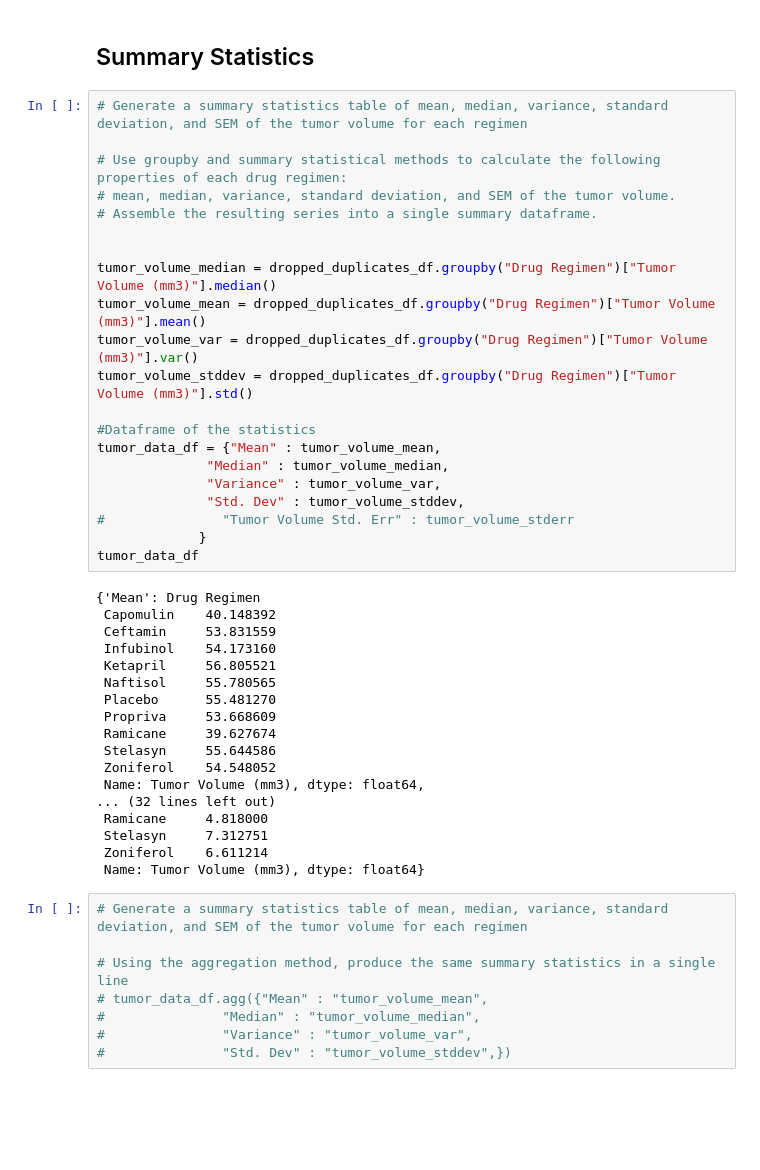
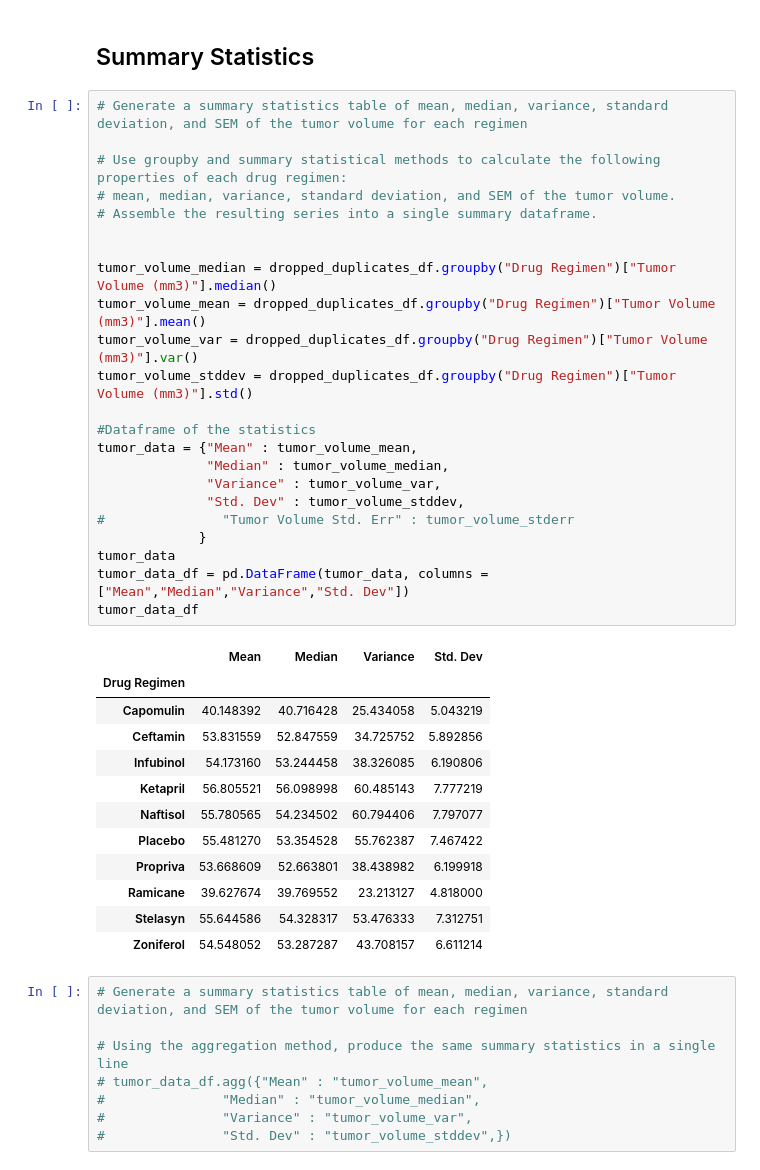
Before and after one commit to aidixon/matplotlib-challenge, a Jupyter notebook: Pymaceuticals/pymaceuticals_starter.ipynb, the cells around one changed output. Saved outputs shown, nothing was run; the diff lists cells and outputs as text; blank space fills up the shorter version.

Commit message:
Created a table from the dataframe for the statistics

```diff
--- a/Pymaceuticals/pymaceuticals_starter.ipynb
+++ b/Pymaceuticals/pymaceuticals_starter.ipynb
@@ -148,42 +148,39 @@ second_mice_count
 # %%
 # Generate a summary statistics table of mean, median, variance, standard deviation, and SEM of the tumor volume for each regimen
 
 # Use groupby and summary statistical methods to calculate the following properties of each drug regimen:
 # mean, median, variance, standard deviation, and SEM of the tumor volume.
 # Assemble the resulting series into a single summary dataframe.
 
 
 tumor_volume_median = dropped_duplicates_df.groupby("Drug Regimen")["Tumor Volume (mm3)"].median()
 tumor_volume_mean = dropped_duplicates_df.groupby("Drug Regimen")["Tumor Volume (mm3)"].mean()
 tumor_volume_var = dropped_duplicates_df.groupby("Drug Regimen")["Tumor Volume (mm3)"].var()
 tumor_volume_stddev = dropped_duplicates_df.groupby("Drug Regimen")["Tumor Volume (mm3)"].std()
 
 #Dataframe of the statistics
-tumor_data_df = {"Mean" : tumor_volume_mean,
+tumor_data = {"Mean" : tumor_volume_mean,
               "Median" : tumor_volume_median,
               "Variance" : tumor_volume_var,
               "Std. Dev" : tumor_volume_stddev,
 #               "Tumor Volume Std. Err" : tumor_volume_stderr
              }
+tumor_data
+tumor_data_df = pd.DataFrame(tumor_data, columns =["Mean","Median","Variance","Std. Dev"])
 tumor_data_df
 # %% [output]
-{'Mean': Drug Regimen
- Capomulin    40.148392
- Ceftamin     53.831559
- Infubinol    54.173160
- Ketapril     56.805521
- Naftisol     55.780565
- Placebo      55.481270
- Propriva     53.668609
- Ramicane     39.627674
- Stelasyn     55.644586
- Zoniferol    54.548052
- Name: Tumor Volume (mm3), dtype: float64,
-... (32 lines left out)
- Ramicane     4.818000
- Stelasyn     7.312751
- Zoniferol    6.611214
- Name: Tumor Volume (mm3), dtype: float64}
+|  | Mean | Median | Variance | Std. Dev |
+| Drug Regimen |  |  |  |  |
+| Capomulin | 40.148392 | 40.716428 | 25.434058 | 5.043219 |
+| Ceftamin | 53.831559 | 52.847559 | 34.725752 | 5.892856 |
+| Infubinol | 54.173160 | 53.244458 | 38.326085 | 6.190806 |
+| Ketapril | 56.805521 | 56.098998 | 60.485143 | 7.777219 |
+| Naftisol | 55.780565 | 54.234502 | 60.794406 | 7.797077 |
+| Placebo | 55.481270 | 53.354528 | 55.762387 | 7.467422 |
+| Propriva | 53.668609 | 52.663801 | 38.438982 | 6.199918 |
+| Ramicane | 39.627674 | 39.769552 | 23.213127 | 4.818000 |
+| Stelasyn | 55.644586 | 54.328317 | 53.476333 | 7.312751 |
+| Zoniferol | 54.548052 | 53.287287 | 43.708157 | 6.611214 |
 # %%
 # Generate a summary statistics table of mean, median, variance, standard deviation, and SEM of the tumor volume for each regimen
 
```
